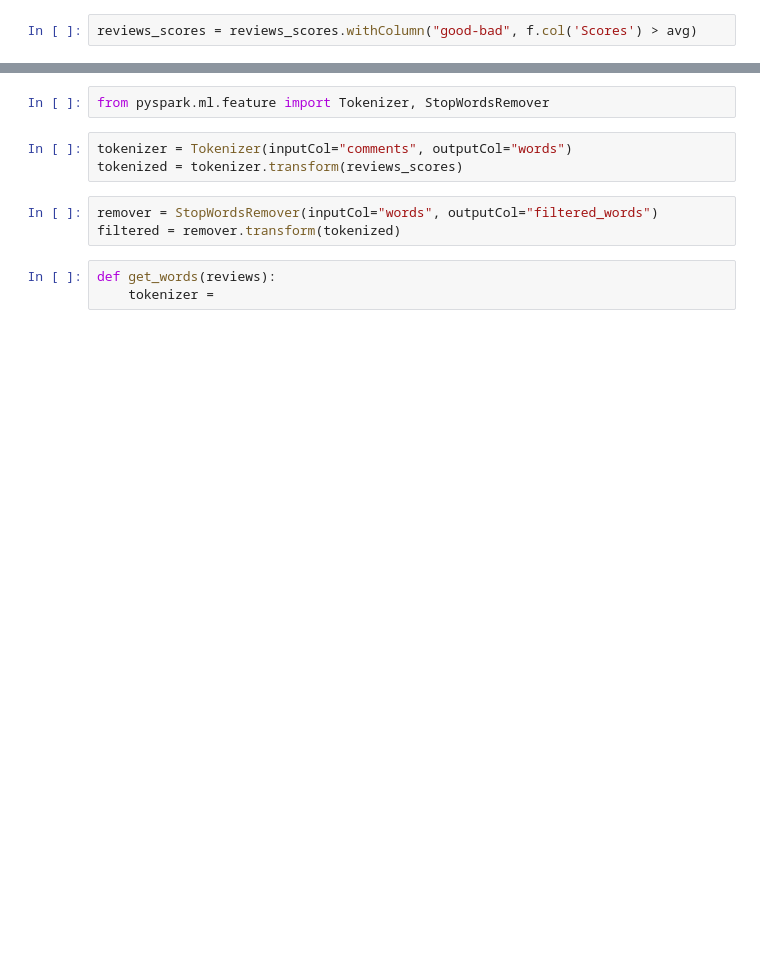
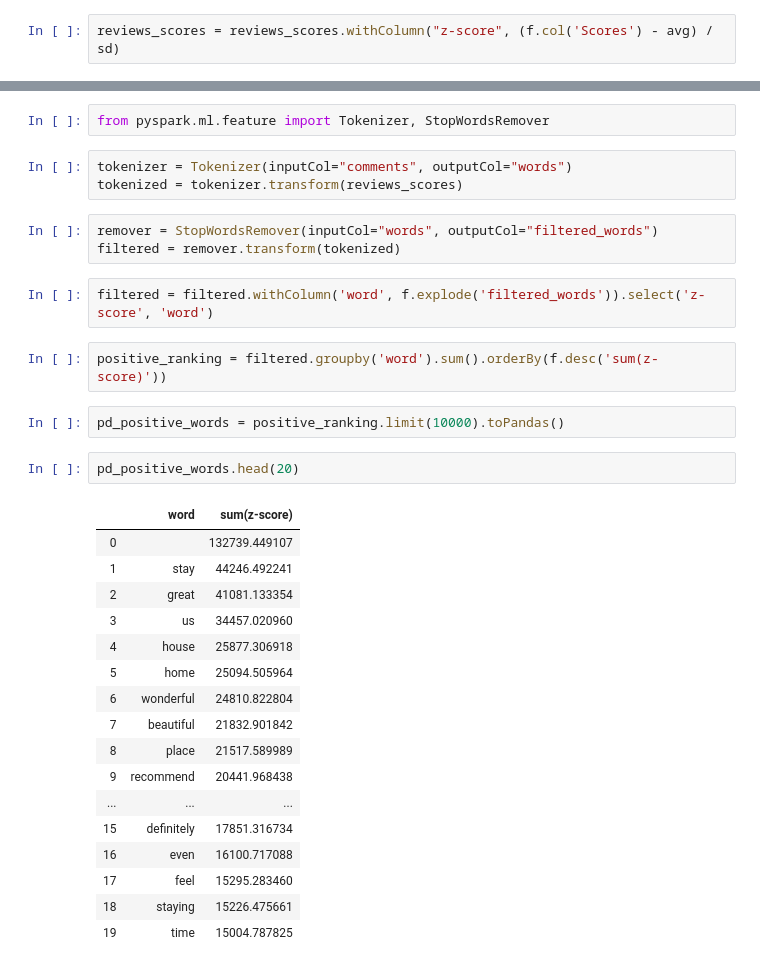
Before and after one commit to zacharyneveu/DS_Tools_Project3, a Jupyter notebook: Project 3 - Airbnb.ipynb, the cells around one changed output, grey strips where cells are left out. Cells and saved outputs as stored; diff of their text form; blank space fills up the shorter version.

Commit message:
working reviews section

```diff
--- a/Project 3 - Airbnb.ipynb
+++ b/Project 3 - Airbnb.ipynb
@@ -467,4 +448,4 @@ stats = reviews_scores.select('Scores').agg(f.mean('Scores').alias('avg'),  \
     .toPandas()
 avg, sd = stats['avg'][0], stats['sd'][0]
 # %%
-reviews_scores = reviews_scores.withColumn("good-bad", f.col('Scores') > avg)
+reviews_scores = reviews_scores.withColumn("z-score", (f.col('Scores') - avg) / sd)
@@ -502,6 +457,29 @@ tokenized = tokenizer.transform(reviews_scores)
 # %%
 remover = StopWordsRemover(inputCol="words", outputCol="filtered_words")
 filtered = remover.transform(tokenized)
-# %%
-def get_words(reviews):
-    tokenizer =
+# %%
+filtered = filtered.withColumn('word', f.explode('filtered_words')).select('z-score', 'word')
+# %%
+positive_ranking = filtered.groupby('word').sum().orderBy(f.desc('sum(z-score)'))
+# %%
+pd_positive_words = positive_ranking.limit(10000).toPandas()
+# %%
+pd_positive_words.head(20)
+# %% [output]
+|  | word | sum(z-score) |
+| 0 |  | 132739.449107 |
+| 1 | stay | 44246.492241 |
+| 2 | great | 41081.133354 |
+| 3 | us | 34457.020960 |
+| 4 | house | 25877.306918 |
+| 5 | home | 25094.505964 |
+| 6 | wonderful | 24810.822804 |
+| 7 | beautiful | 21832.901842 |
+| 8 | place | 21517.589989 |
+| 9 | recommend | 20441.968438 |
+| ... | ... | ... |
+| 15 | definitely | 17851.316734 |
+| 16 | even | 16100.717088 |
+| 17 | feel | 15295.283460 |
+| 18 | staying | 15226.475661 |
+| 19 | time | 15004.787825 |
```
Also changed, not shown: parts of 6 cells of this notebook.
